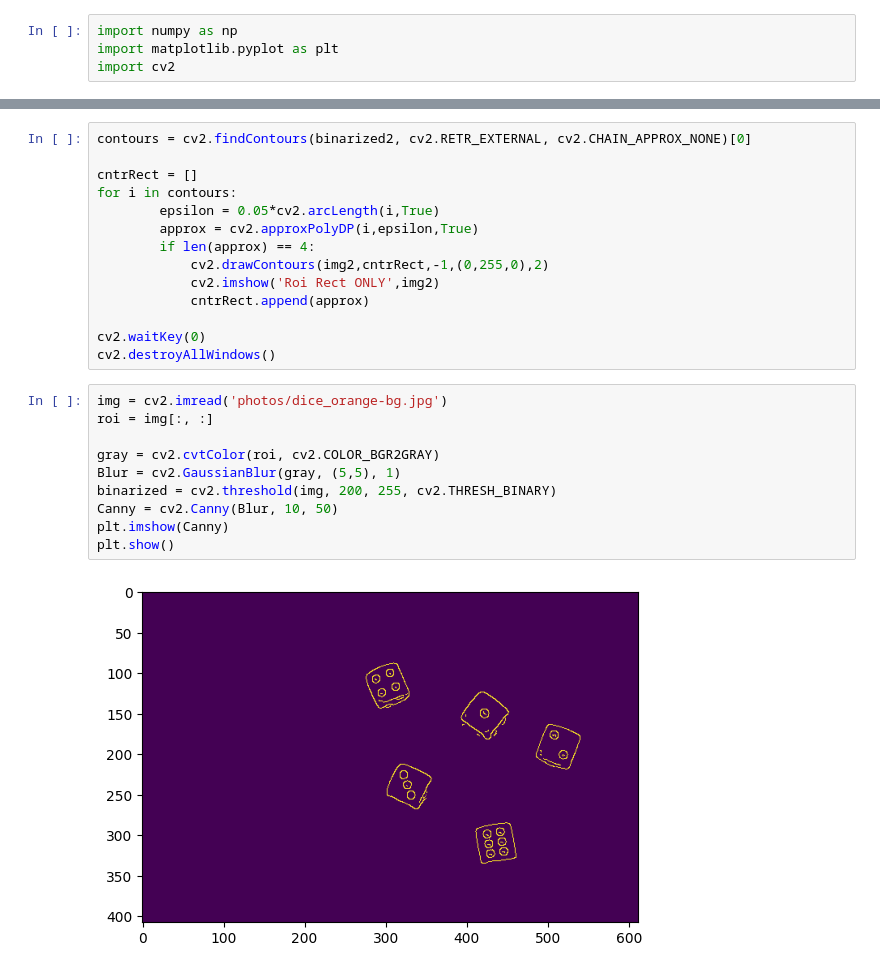
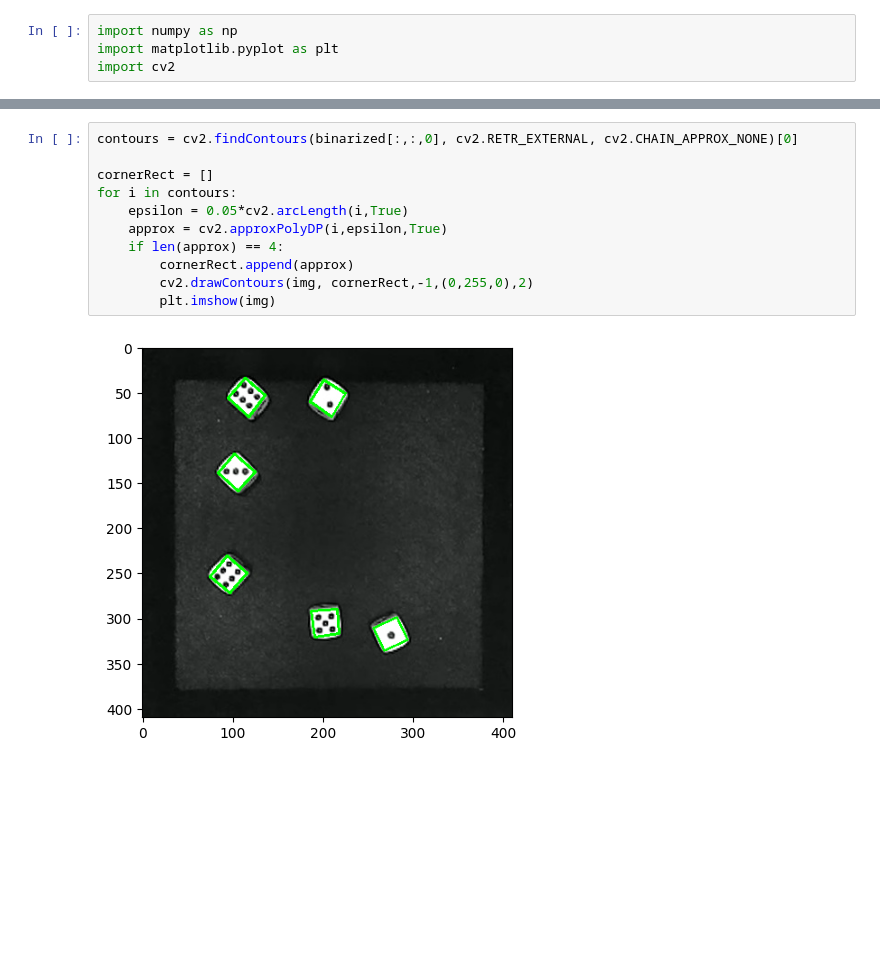
Before and after one commit to waltzen/Automated-Dice-Dot-Counter, a Jupyter notebook: project.ipynb, the cells around one changed output, grey strips where cells are left out. Saved outputs shown, nothing was run; the diff lists cells and outputs as text; blank space fills up the shorter version.

```diff
--- a/project.ipynb
+++ b/project.ipynb
@@ -29,26 +37,13 @@ plt.imshow(binarized2)
 # %%
-contours = cv2.findContours(binarized2, cv2.RETR_EXTERNAL, cv2.CHAIN_APPROX_NONE)[0]
+contours = cv2.findContours(binarized[:,:,0], cv2.RETR_EXTERNAL, cv2.CHAIN_APPROX_NONE)[0]
 
-cntrRect = []
+cornerRect = []
 for i in contours:
-        epsilon = 0.05*cv2.arcLength(i,True)
-        approx = cv2.approxPolyDP(i,epsilon,True)
-        if len(approx) == 4:
-            cv2.drawContours(img2,cntrRect,-1,(0,255,0),2)
-            cv2.imshow('Roi Rect ONLY',img2)
-            cntrRect.append(approx)
-
-cv2.waitKey(0)
-cv2.destroyAllWindows()
+    epsilon = 0.05*cv2.arcLength(i,True)
+    approx = cv2.approxPolyDP(i,epsilon,True)
+    if len(approx) == 4:
+        cornerRect.append(approx)
+        cv2.drawContours(img, cornerRect,-1,(0,255,0),2)
+        plt.imshow(img)
+# %% [output]
+[figure, added]
-# %%
-img = cv2.imread('photos/dice_orange-bg.jpg')
-roi = img[:, :]
-
-gray = cv2.cvtColor(roi, cv2.COLOR_BGR2GRAY)
-Blur = cv2.GaussianBlur(gray, (5,5), 1)
-binarized = cv2.threshold(img, 200, 255, cv2.THRESH_BINARY)
-Canny = cv2.Canny(Blur, 10, 50)
-plt.imshow(Canny)
-plt.show()
-# %% [output]
-[figure, removed]
```
Also changed, not shown: parts of 7 cells of this notebook.
